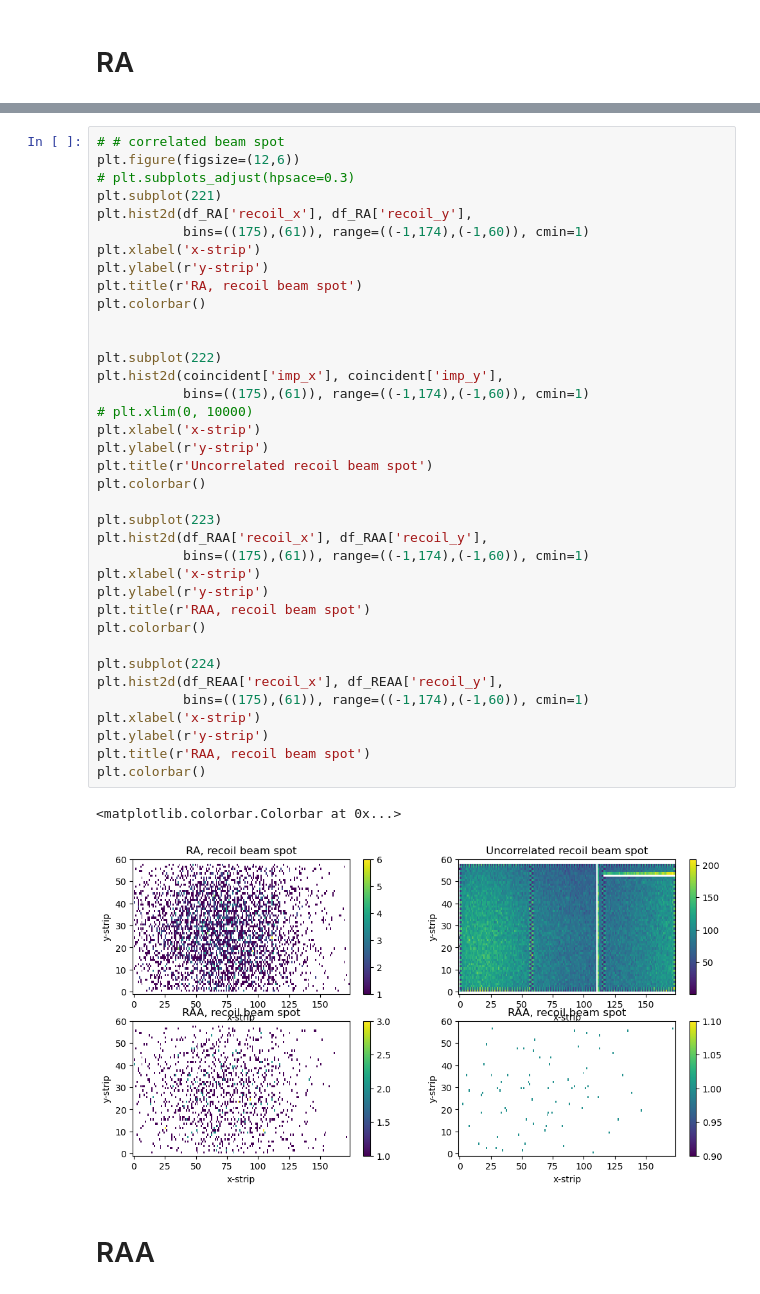
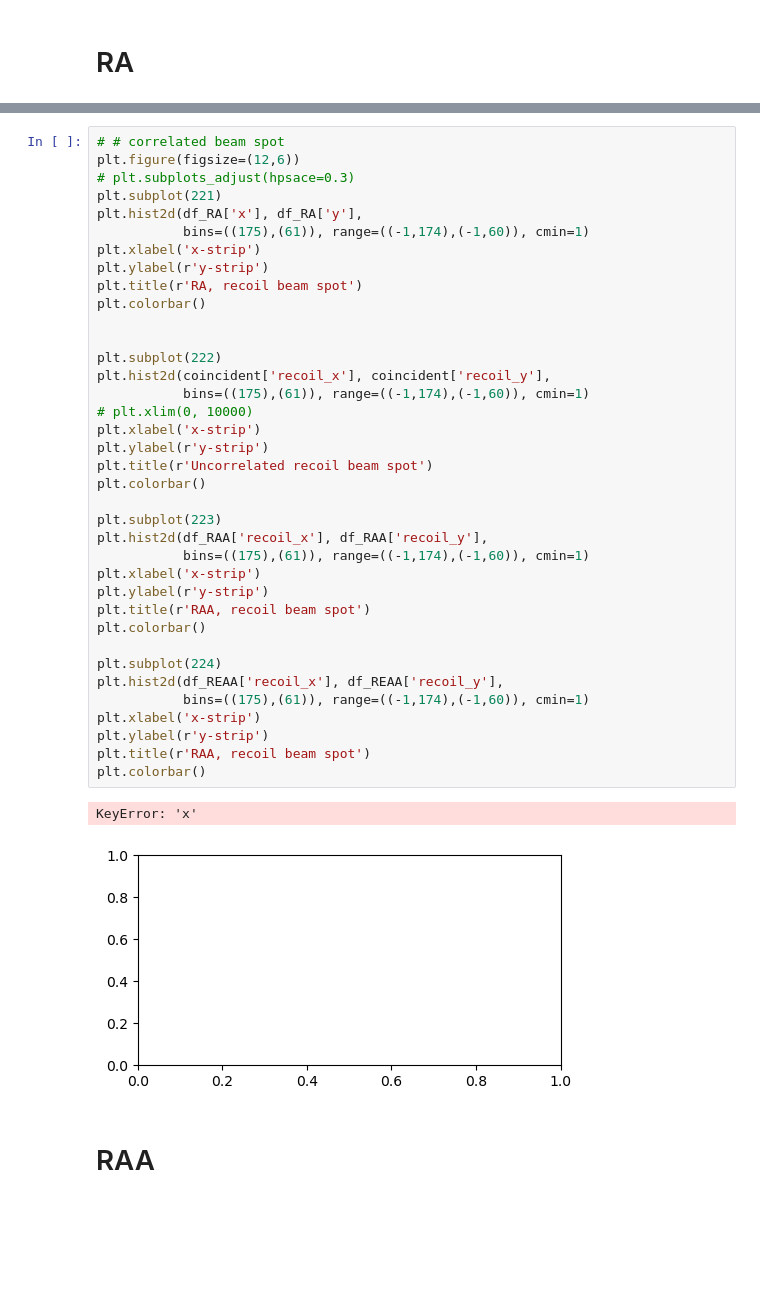
Before and after one commit to JChads4/ppac_code, a Jupyter notebook: analysis_notebook.ipynb, the cells around one changed output, grey strips where cells are left out. Saved outputs shown, nothing was run; the diff lists cells and outputs as text; blank space fills up the shorter version.

```diff
--- a/analysis_notebook.ipynb
+++ b/analysis_notebook.ipynb
@@ -77,41 +149,41 @@ Text(0, 0.5, 'Counts/ 40keV')
 plt.figure(figsize=(12,6))
 # plt.subplots_adjust(hpsace=0.3)
 plt.subplot(221)
-plt.hist2d(df_RA['recoil_x'], df_RA['recoil_y'],
+plt.hist2d(df_RA['x'], df_RA['y'],
            bins=((175),(61)), range=((-1,174),(-1,60)), cmin=1)
 plt.xlabel('x-strip')
 plt.ylabel(r'y-strip')
 plt.title(r'RA, recoil beam spot')
 plt.colorbar()
 
 
 plt.subplot(222)
-plt.hist2d(coincident['imp_x'], coincident['imp_y'],
+plt.hist2d(coincident['recoil_x'], coincident['recoil_y'],
            bins=((175),(61)), range=((-1,174),(-1,60)), cmin=1)
 # plt.xlim(0, 10000)
 plt.xlabel('x-strip')
 plt.ylabel(r'y-strip')
 plt.title(r'Uncorrelated recoil beam spot')
 plt.colorbar()
 
 plt.subplot(223)
 plt.hist2d(df_RAA['recoil_x'], df_RAA['recoil_y'],
            bins=((175),(61)), range=((-1,174),(-1,60)), cmin=1)
 plt.xlabel('x-strip')
 plt.ylabel(r'y-strip')
 plt.title(r'RAA, recoil beam spot')
 plt.colorbar()
 
 plt.subplot(224)
 plt.hist2d(df_REAA['recoil_x'], df_REAA['recoil_y'],
            bins=((175),(61)), range=((-1,174),(-1,60)), cmin=1)
 plt.xlabel('x-strip')
 plt.ylabel(r'y-strip')
 plt.title(r'RAA, recoil beam spot')
 plt.colorbar()
 # %% [output]
-<matplotlib.colorbar.Colorbar at 0x...>
+KeyError: 'x'
-[figure, old version]
+[figure, new version]
 # %% [markdown]
 # RAA
 # %%
```
Also changed, not shown: parts of 12 cells of this notebook, 1 other file.
